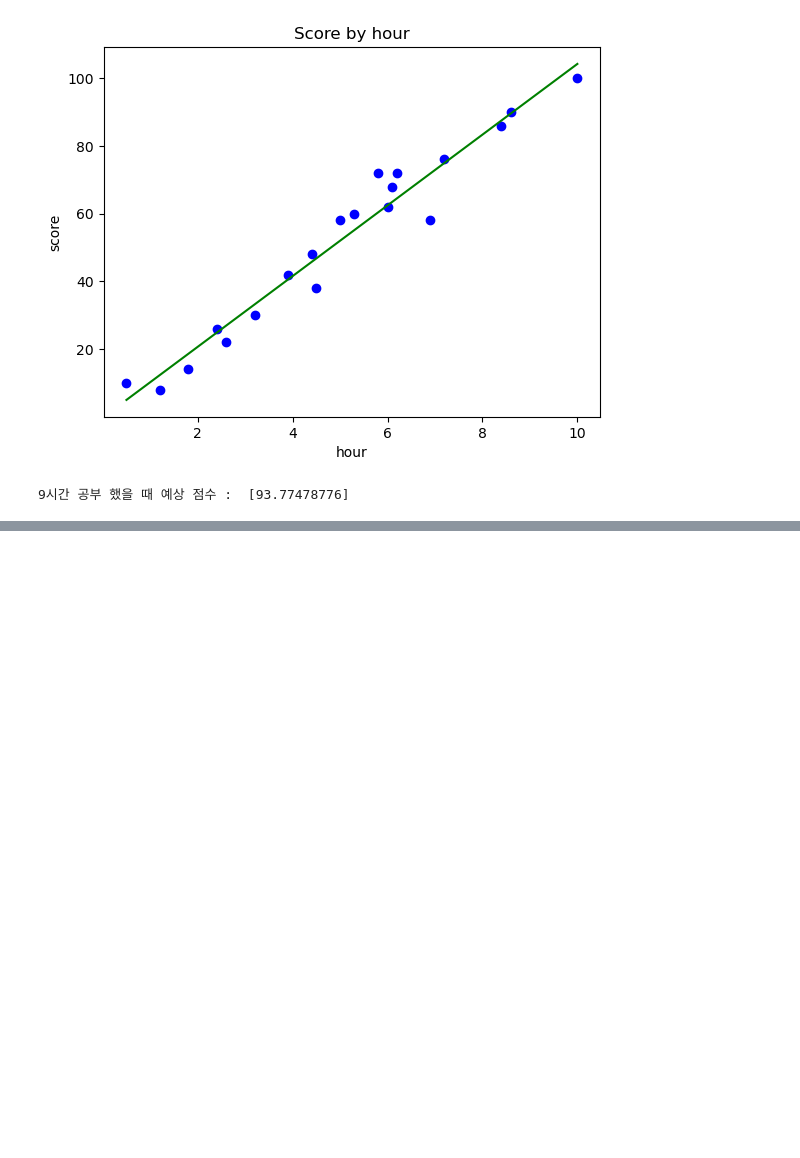
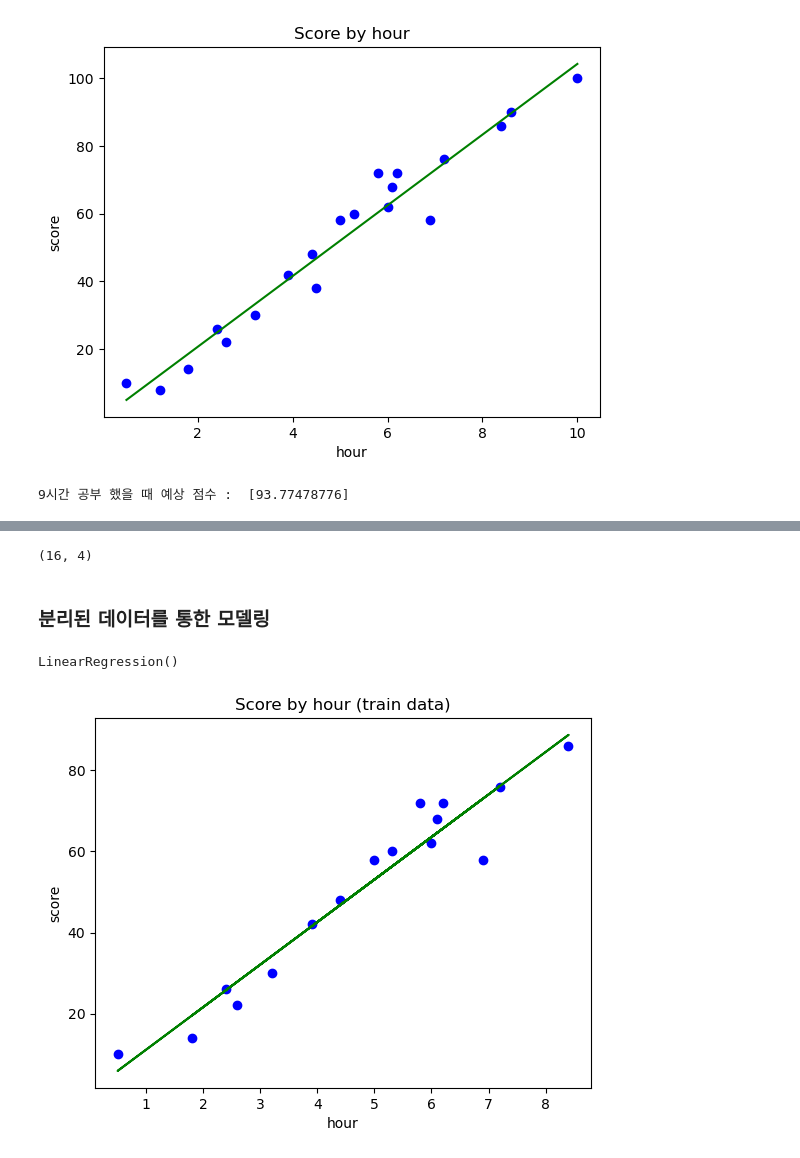
Before and after one commit to Leewang31/ST_ML, a Jupyter notebook: ScikitLearn/Linear Regression.ipynb, the cells around one changed output, grey strips where cells are left out. Saved outputs shown, nothing was run; the diff lists cells and outputs as text; code cells hidden in the pictures; blank space fills up the shorter version.

Commit message:
21.06.21/Disconnect data set

```diff
--- a/ScikitLearn/Linear Regression.ipynb
+++ b/ScikitLearn/Linear Regression.ipynb
@@ -78,0 +106,4 @@ print(m*9+b) # y = mx + b
+# %%
+X = dataset.iloc[:,:-1].values
+Y = dataset.iloc[:,-1].values
+X,Y
@@ -78,0 +128,3 @@ print(m*9+b) # y = mx + b
+# %%
+from sklearn.model_selection import train_test_split
+X_train,X_test,Y_train,Y_test = train_test_split(X,Y,test_size=0.2,random_state=0)
@@ -78,0 +151,22 @@ print(m*9+b) # y = mx + b
+# %%
+len(X_train),len(X_test)
+# %% [output]
+(16, 4)
+# %% [markdown]
+### 분리된 데이터를 통한 모델링
+# %%
+from sklearn.linear_model import LinearRegression
+reg = LinearRegression()
+# %%
+reg.fit(X_train,Y_train) # 훈련세트로 학습
+# %% [output]
+LinearRegression()
+# %%
+plt.scatter(X_train,Y_train,color='blue') #산정도
+plt.plot(X_train,reg.predict(X_train),color='green') # 선 그래프
+plt.title('Score by hour (train data)')
+plt.xlabel('hour')
+plt.ylabel('score')
+plt.show()
+# %% [output]
+[figure, added]
```
Also changed, not shown: parts of 13 cells of this notebook.
